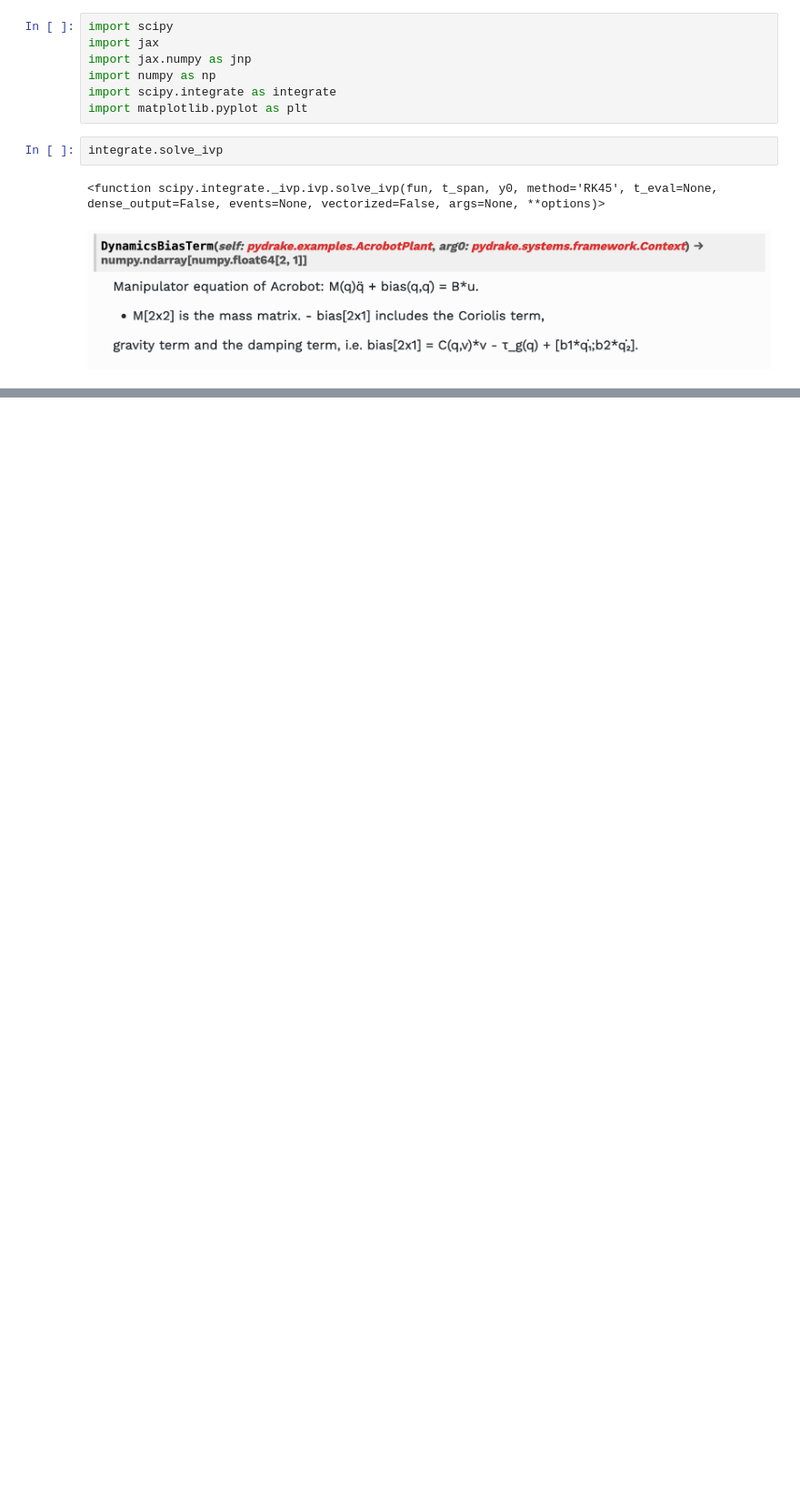
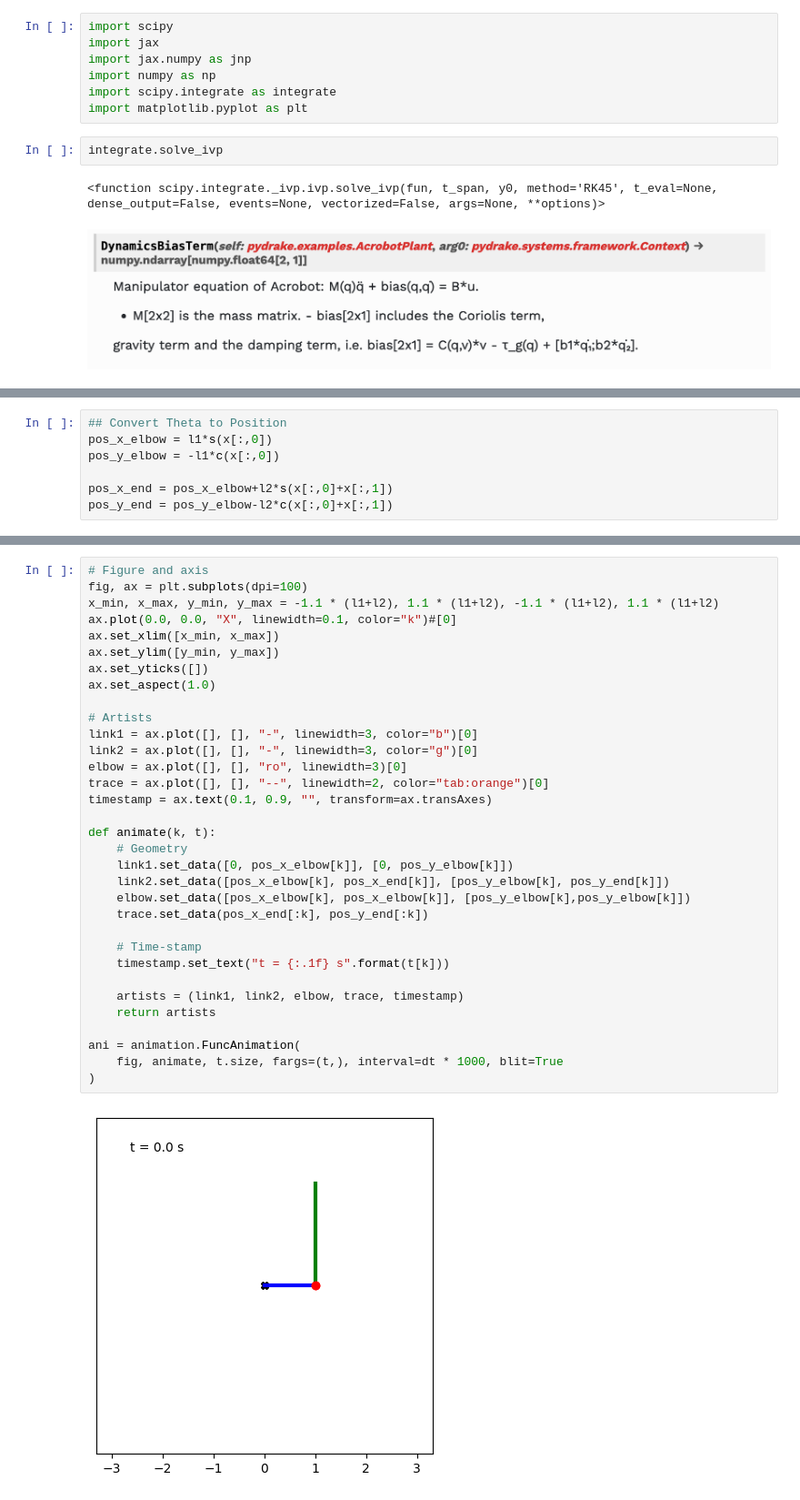
Before and after one commit to QingmuDeng/AA203-Homework, a Jupyter notebook: Project/Dynamics.ipynb, the cells around one changed output, grey strips where cells are left out. Shown at 91% size. Drawn from its saved outputs; the diff is of its cells as text; blank space fills up the shorter version.

```diff
--- a/Project/Dynamics.ipynb
+++ b/Project/Dynamics.ipynb
@@ -236,0 +201,7 @@ array([-9.81, -8.81])
+# %%
+## Convert Theta to Position
+pos_x_elbow = l1*s(x[:,0])
+pos_y_elbow = -l1*c(x[:,0])
+
+pos_x_end = pos_x_elbow+l2*s(x[:,0]+x[:,1])
+pos_y_end = pos_y_elbow-l2*c(x[:,0]+x[:,1])
@@ -236,0 +235,35 @@ array([-9.81, -8.81])
+# %%
+# Figure and axis
+fig, ax = plt.subplots(dpi=100)
+x_min, x_max, y_min, y_max = -1.1 * (l1+l2), 1.1 * (l1+l2), -1.1 * (l1+l2), 1.1 * (l1+l2)
+ax.plot(0.0, 0.0, "X", linewidth=0.1, color="k")#[0]
+ax.set_xlim([x_min, x_max])
+ax.set_ylim([y_min, y_max])
+ax.set_yticks([])
+ax.set_aspect(1.0)
+
+# Artists
+link1 = ax.plot([], [], "-", linewidth=3, color="b")[0]
+link2 = ax.plot([], [], "-", linewidth=3, color="g")[0]
+elbow = ax.plot([], [], "ro", linewidth=3)[0]
+trace = ax.plot([], [], "--", linewidth=2, color="tab:orange")[0]
+timestamp = ax.text(0.1, 0.9, "", transform=ax.transAxes)
+
+def animate(k, t):
+    # Geometry
+    link1.set_data([0, pos_x_elbow[k]], [0, pos_y_elbow[k]])
+    link2.set_data([pos_x_elbow[k], pos_x_end[k]], [pos_y_elbow[k], pos_y_end[k]])
+    elbow.set_data([pos_x_elbow[k], pos_x_elbow[k]], [pos_y_elbow[k],pos_y_elbow[k]])
+    trace.set_data(pos_x_end[:k], pos_y_end[:k])
+
+    # Time-stamp
+    timestamp.set_text("t = {:.1f} s".format(t[k]))
+
+    artists = (link1, link2, elbow, trace, timestamp)
+    return artists
+
+ani = animation.FuncAnimation(
+    fig, animate, t.size, fargs=(t,), interval=dt * 1000, blit=True
+)
+# %% [output]
+[figure, added]
```
Also changed, not shown: parts of 24 cells of this notebook.
